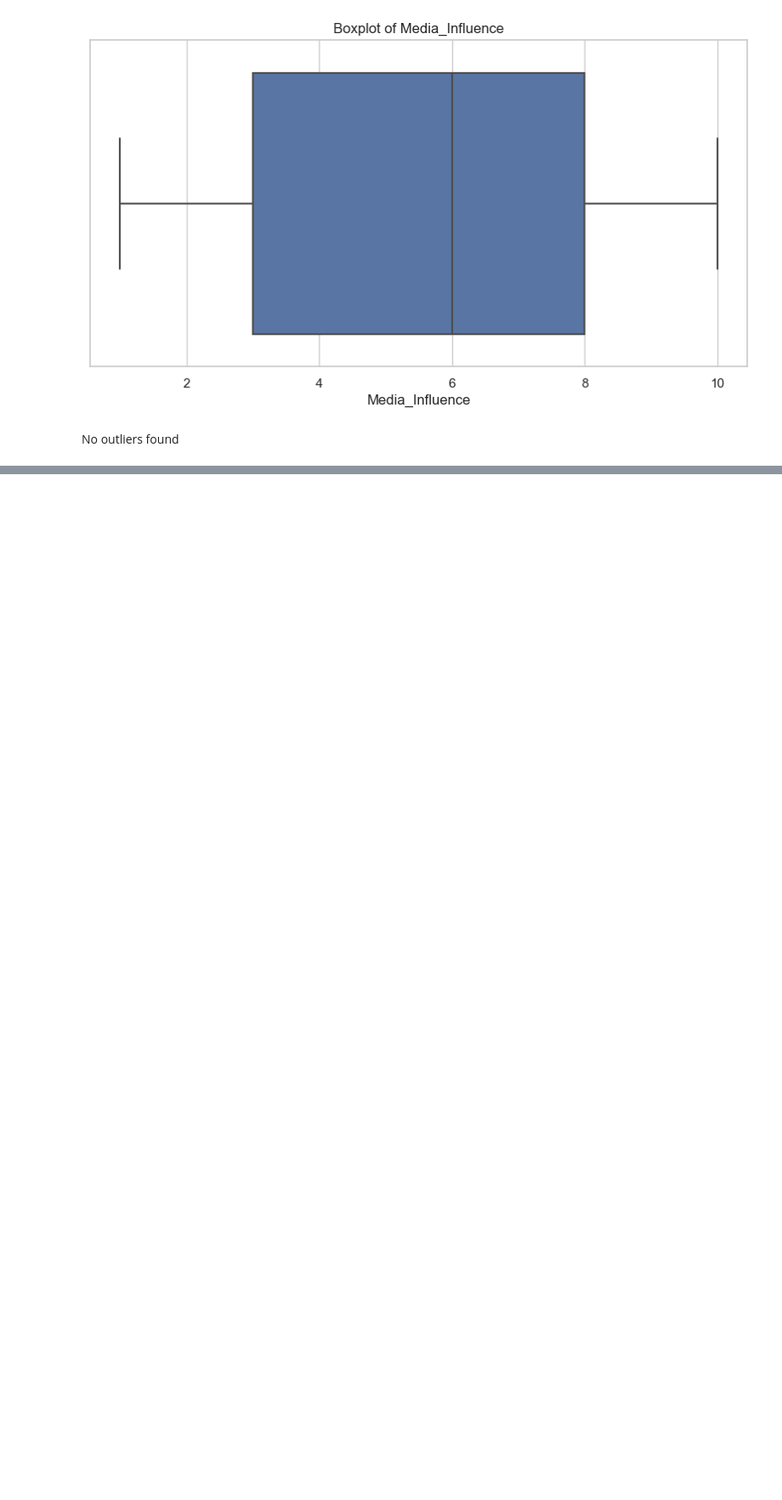
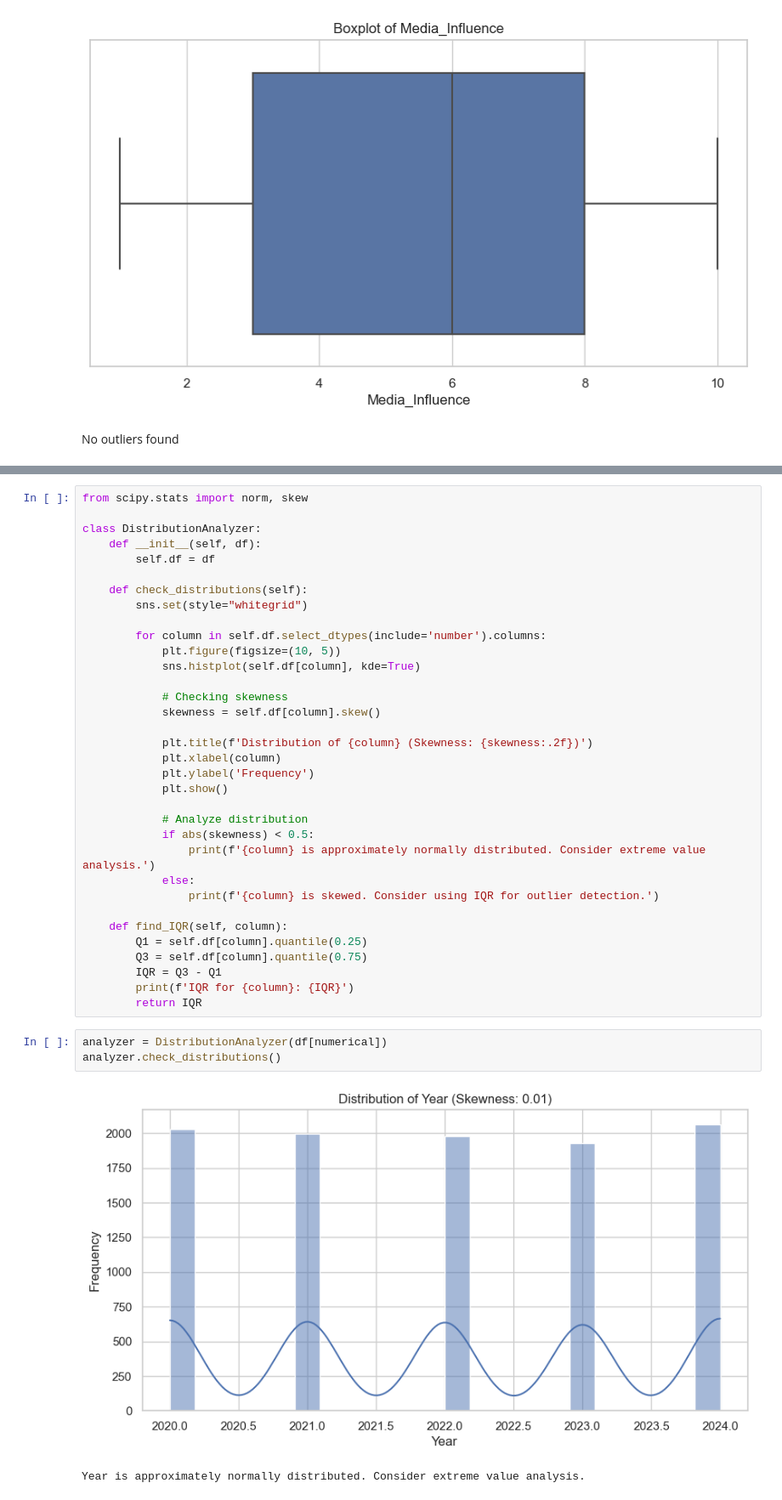
Before and after one commit to victoriamuinde07/Youth-drug-Abuse-model, a Jupyter notebook: index.ipynb, the cells around one changed output, grey strips where cells are left out. Shown at 85% size. Drawn from its saved outputs; the diff is of its cells as text; blank space fills up the shorter version.

```diff
--- a/index.ipynb
+++ b/index.ipynb
@@ -631,0 +637,40 @@ No outliers found
+# %%
+from scipy.stats import norm, skew
+
+class DistributionAnalyzer:
+    def __init__(self, df):
+        self.df = df
+
+    def check_distributions(self):
+        sns.set(style="whitegrid")
+
+        for column in self.df.select_dtypes(include='number').columns:
+            plt.figure(figsize=(10, 5))
+            sns.histplot(self.df[column], kde=True)
+
+            # Checking skewness
+            skewness = self.df[column].skew()
+
+            plt.title(f'Distribution of {column} (Skewness: {skewness:.2f})')
+            plt.xlabel(column)
+            plt.ylabel('Frequency')
+            plt.show()
+
+            # Analyze distribution
+            if abs(skewness) < 0.5:
+                print(f'{column} is approximately normally distributed. Consider extreme value analysis.')
+            else:
+                print(f'{column} is skewed. Consider using IQR for outlier detection.')
+
+    def find_IQR(self, column):
+        Q1 = self.df[column].quantile(0.25)
+        Q3 = self.df[column].quantile(0.75)
+        IQR = Q3 - Q1
+        print(f'IQR for {column}: {IQR}')
+        return IQR
+# %%
+analyzer = DistributionAnalyzer(df[numerical])
+analyzer.check_distributions()
+# %% [output]
+[figure, added]
+Year is approximately normally distributed. Consider extreme value analysis.
```
Also changed, not shown: parts of 3 cells of this notebook.
